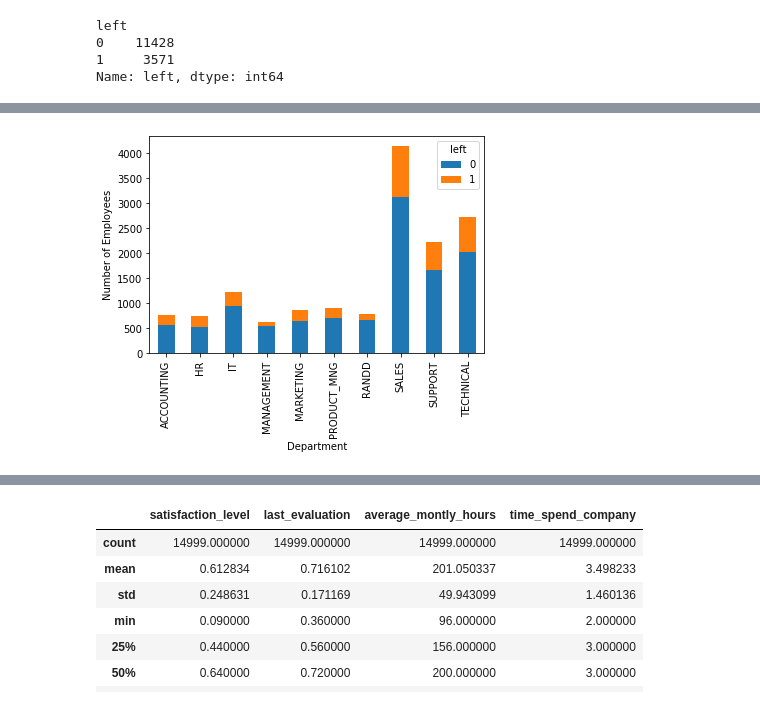
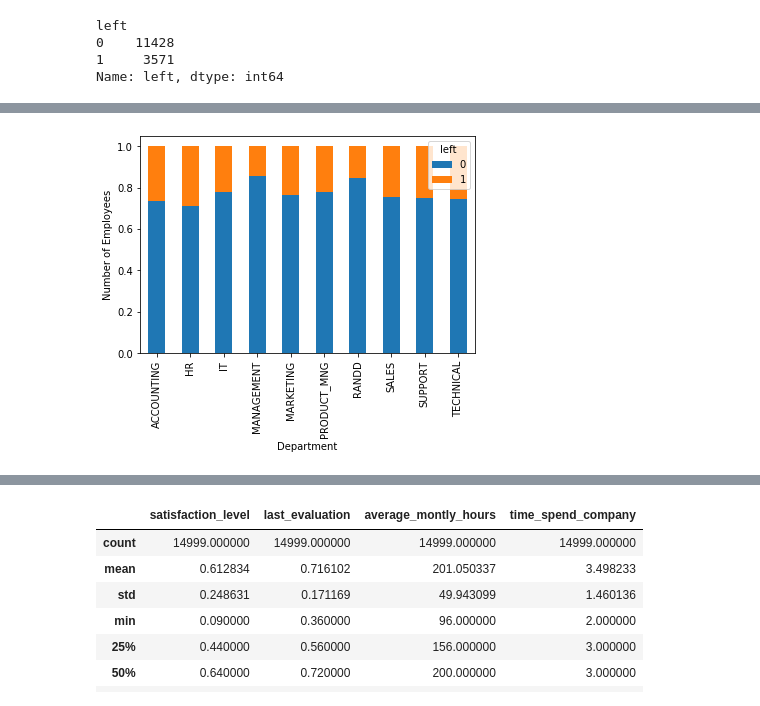
Before and after one commit to pramodnagare/Applied-Learning, a Jupyter notebook: Employee Retention Tool Kit/ToolKit.ipynb, the cells around one changed output, grey strips where cells are left out. Cells and saved outputs as stored; diff of their text form; code cells hidden in the pictures.

```diff
--- a/Employee Retention Tool Kit/ToolKit.ipynb
+++ b/Employee Retention Tool Kit/ToolKit.ipynb
@@ -124,11 +147,11 @@ Name: department, dtype: int64
 # %%
-x = pd.crosstab(index = data.department.str.upper(), columns = data.left)
+x = pd.crosstab(index = data.department.str.upper(), columns = data.left, normalize='index')
 
 x.plot.bar(stacked=True)
 plt.legend(title='left')
 plt.xlabel("Department")
 plt.ylabel("Number of Employees")
 plt.rcParams["figure.figsize"] = (10,3)
 plt.show()
 # %% [output]
-[figure, old version]
+[figure, new version]
```
Also changed, not shown: parts of 30 cells of this notebook.
